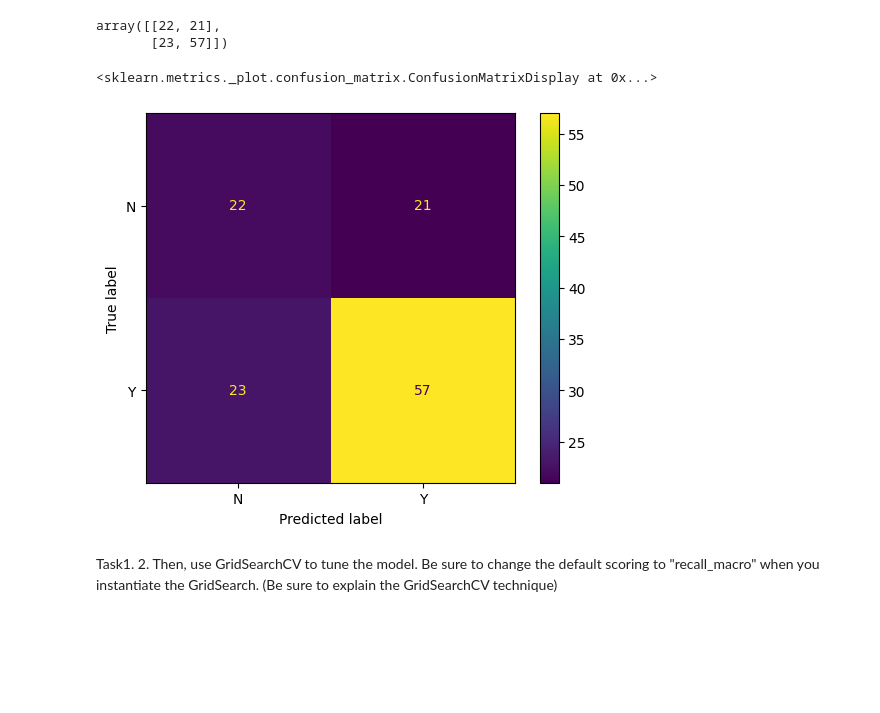
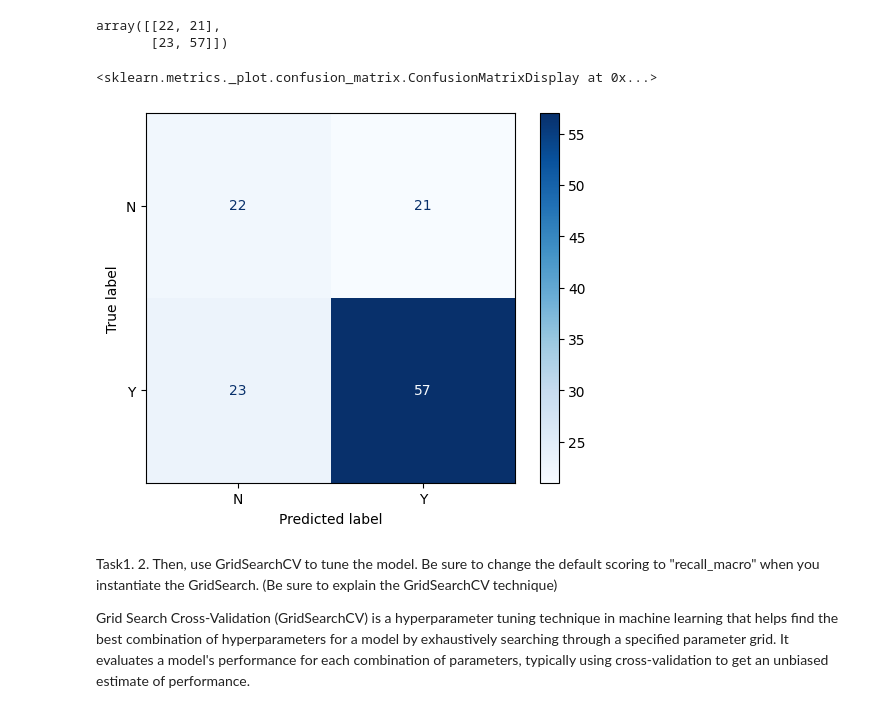
Before and after one commit to ayebaishmo/Loan_ML, a Jupyter notebook: Ayebazibwe_Ishmael.ipynb, the cells around one changed output. Saved outputs shown, nothing was run; the diff lists cells and outputs as text; code cells hidden in the pictures; blank space fills up the shorter version.

Commit message:
Models evaluated

```diff
--- a/Ayebazibwe_Ishmael.ipynb
+++ b/Ayebazibwe_Ishmael.ipynb
@@ -74,8 +110,7 @@ ordinal_features = ['Dependents']
 # define a transformation Pipeline for the ordinal features
 ordinal_pipeline = Pipeline(steps=[
     ('imputer', SimpleImputer(strategy='most_frequent')),
-    ('encoder', OrdinalEncoder()),
-    ('scaler', StandardScaler())
+    ('encoder', OrdinalEncoder())
 ])
 # %%
 # Identify categorical columns
@@ -188,10 +225,12 @@ confusion_matrix(y_test, default_test_pred)
 array([[22, 21],
        [23, 57]])
 # %%
-# let me now display it well
-ConfusionMatrixDisplay.from_predictions(y_test, default_test_pred)
+# let me now display it the cinfusion matrix in image form
+ConfusionMatrixDisplay.from_predictions(y_test, default_test_pred, cmap="Blues")
 # %% [output]
 <sklearn.metrics._plot.confusion_matrix.ConfusionMatrixDisplay at 0x...>
-[figure, old version]
+[figure, new version]
 # %% [markdown]
 Task1. 2. Then, use GridSearchCV to tune the model. Be sure to change the default scoring to "recall_macro" when you instantiate the GridSearch.  (Be sure to explain the GridSearchCV technique)
+
+Grid Search Cross-Validation (GridSearchCV) is a hyperparameter tuning technique in machine learning that helps find the best combination of hyperparameters for a model by exhaustively searching through a specified parameter grid. It evaluates a model's performance for each combination of parameters, typically using cross-validation to get an unbiased estimate of performance.
```
Also changed, not shown: parts of 25 cells of this notebook.
